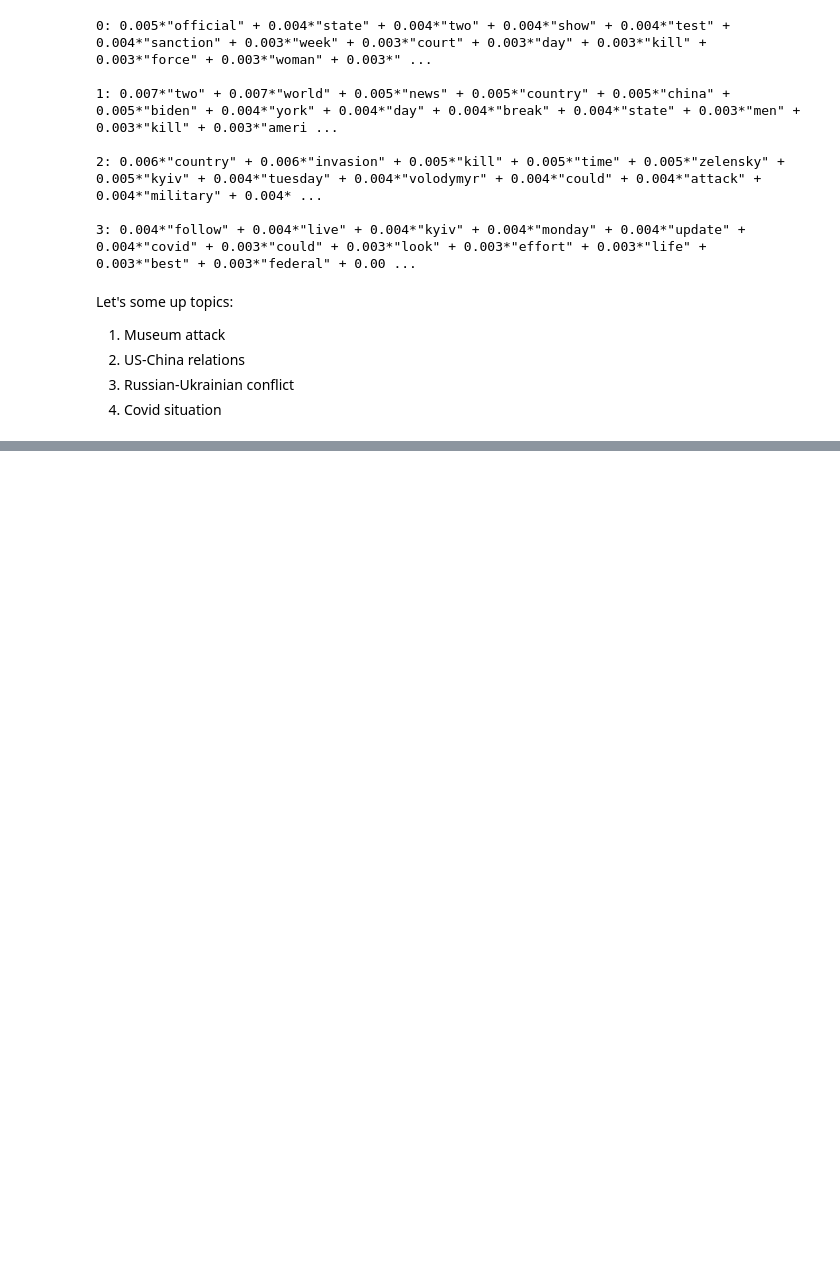
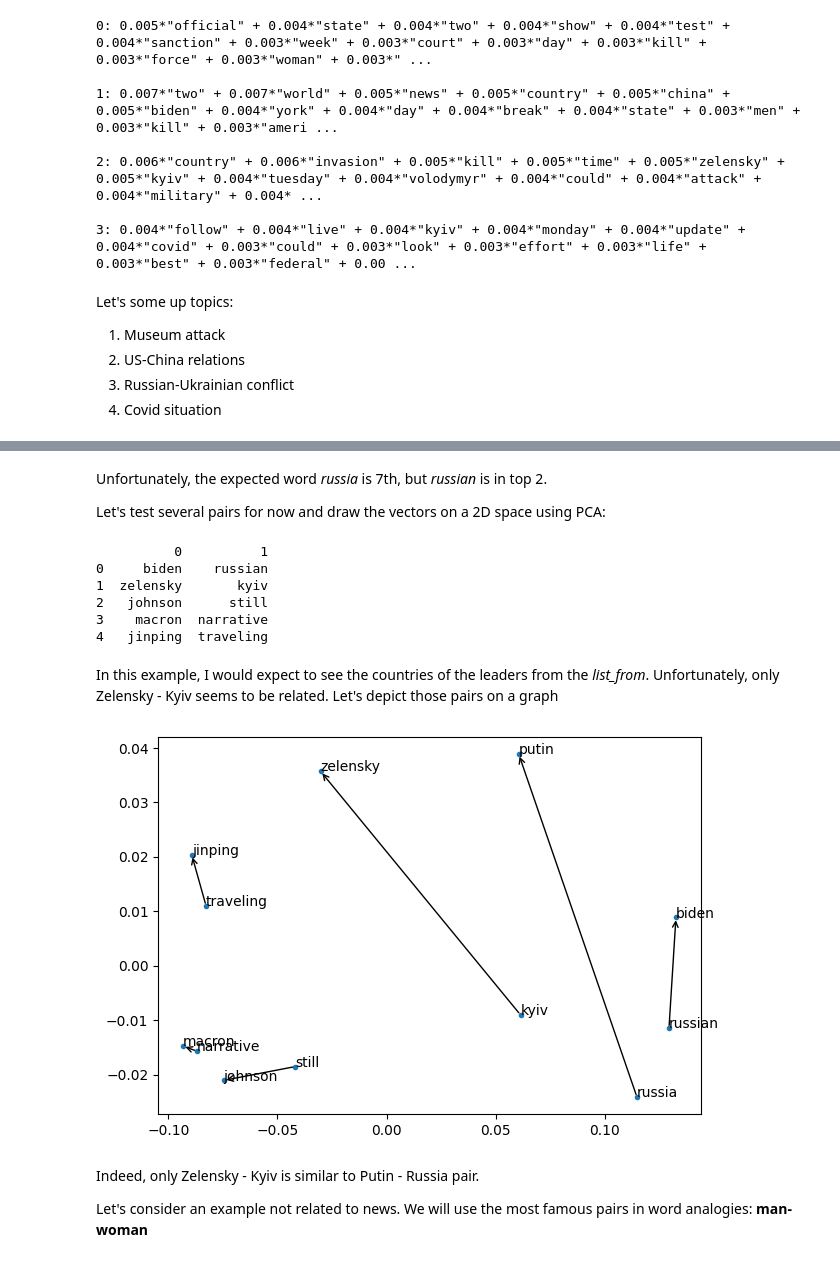
Before and after one commit to damirash/Analysis-of-Tweet_News, a Jupyter notebook: code - Abay.ipynb, the cells around one changed output, grey strips where cells are left out. Saved outputs shown, nothing was run; the diff lists cells and outputs as text; code cells hidden in the pictures; blank space fills up the shorter version.

Commit message:
completed word analogies

```diff
--- a/code - Abay.ipynb
+++ b/code - Abay.ipynb
@@ -692,0 +773,65 @@ Let's some up topics:
+# %% [markdown]
+Unfortunately, the expected word *russia* is 7th, but *russian* is in top 2.
+
+Let's test several pairs for now and draw the vectors on a 2D space using PCA:
+# %%
+# pretty print function
+def pp(obj):
+    print(pd.DataFrame(obj))
+
+def analogy(worda, wordb, wordc):
+    result = model.wv.most_similar(negative=[worda],
+                                positive=[wordb, wordc])
+    return result[0][0]
+
+# set the first pair
+from_first = 'putin'
+to_first = 'russia'
+
+# set the list
+list_from = ['biden', 'zelensky', 'johnson', 'macron', 'jinping']
+
+list_to = [analogy(from_first, to_first, x) for x in list_from]
+pp(zip(list_from,list_to))
+# %% [output]
+          0          1
+0     biden    russian
+1  zelensky       kyiv
+2   johnson      still
+3    macron  narrative
+4   jinping  traveling
+# %% [markdown]
+In this example, I would expect to see the countries of the leaders from the *list_from*. Unfortunately, only Zelensky - Kyiv seems to be related. Let's depict those pairs on a graph
+# %%
+
+from sklearn.decomposition import PCA
+import matplotlib.pyplot as plt
+import numpy as np
+
+def plot_data(orig_data, labels):
+    pca = PCA(n_components=2)
+    data = pca.fit_transform(orig_data)
+    plt.figure(figsize=(7, 5), dpi=100)
+    plt.plot(data[:,0], data[:,1], '.')
+    for i in range(len(data)):
+        plt.annotate(labels[i], xy = data[i])
+    for i in range(len(data)//2):
+        plt.annotate("",
+                xy=data[i],
+                xytext=data[i+len(data)//2],
+                arrowprops=dict(arrowstyle="->",
+                                connectionstyle="arc3")
+        )
+
+list_from.append(from_first)
+list_to.append(to_first)
+
+labels = list_from + list_to
+data = [model.wv[w] for w in labels]
+plot_data(data, labels)
+# %% [output]
+[figure, added]
+# %% [markdown]
+Indeed, only Zelensky - Kyiv is similar to Putin - Russia pair.
+
+Let's consider an example not related to news. We will use the most famous pairs in word analogies: **man-woman**
```
Also changed, not shown: parts of 16 cells of this notebook.
